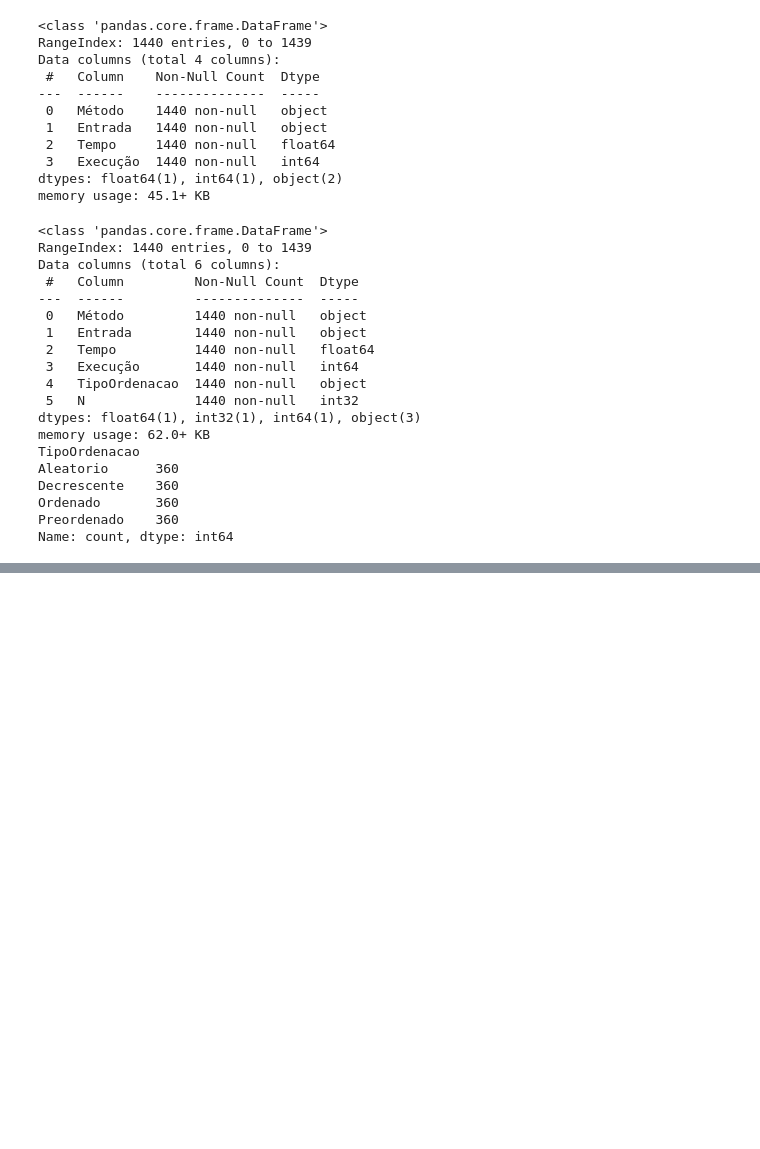
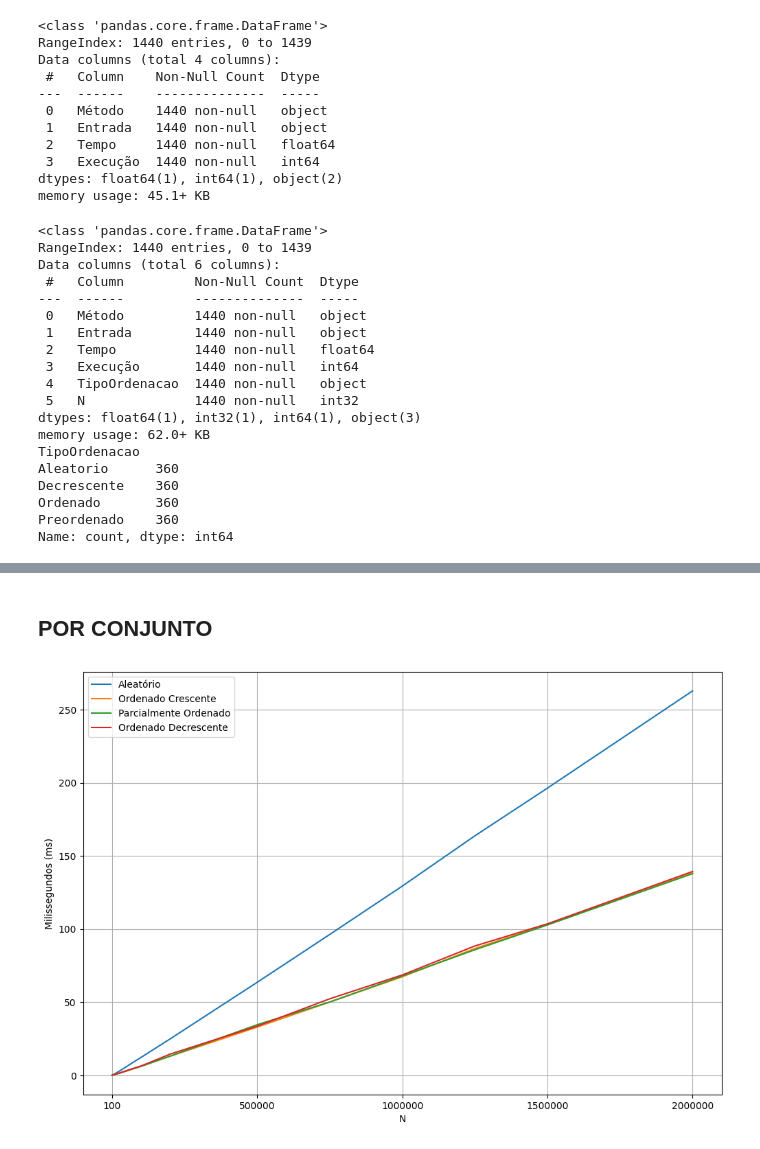
Before and after one commit to brunomaion/PAA1-ONlogN, a Jupyter notebook: analise.ipynb, the cells around one changed output, grey strips where cells are left out. Drawn from its saved outputs; the diff is of its cells as text; code cells hidden in the pictures; blank space fills up the shorter version.

```diff
--- a/analise.ipynb
+++ b/analise.ipynb
@@ -243,0 +298,36 @@ plt.show()
+# %% [markdown]
+## POR CONJUNTO
+# %%
+df_combined = pd.DataFrame({
+  'N': dfMergeAleatorio_grouped.index,
+  'Tempo_Aleatorio': dfMergeAleatorio_grouped.values,
+  'Tempo_OrdenadoCrescente': dfMergeOrdenado_grouped.values,
+  'Tempo_ParcialmenteOrdenado': dfMergePreOrdenado_grouped.values,
+  'Tempo_OrdenadoDecrescente': dfMergeDecrescente_grouped.values
+})
+
+#df_combined.to_csv('df_combined.csv', sep=';', index=False)
+
+# Encontrando os valores mais próximos de xticks_values no índice de dfMergeOrdenado_grouped
+xticks_labels = [dfMergeOrdenado_grouped.index[np.abs(dfMergeOrdenado_grouped.index - xt).argmin()] for xt in xticks_values]
+
+plt.figure(figsize=(12, 8))
+plt.plot(df_combined['N'], df_combined['Tempo_Aleatorio'], label='Aleatório')
+plt.plot(df_combined['N'], df_combined['Tempo_OrdenadoCrescente'], label='Ordenado Crescente')
+plt.plot(df_combined['N'], df_combined['Tempo_ParcialmenteOrdenado'], label='Parcialmente Ordenado')
+plt.plot(df_combined['N'], df_combined['Tempo_OrdenadoDecrescente'], label='Ordenado Decrescente')
+
+plt.xlabel('N')
+plt.ylabel('Milissegundos (ms)')
+#plt.title('Comparação de Tempos de Execução por Tipo de Ordenação')
+plt.legend()
+plt.grid(True)
+
+# Definindo os xticks a cada 25% do intervalo de N e com os labels de acordo com o índice
+plt.xticks(xticks_values, xticks_labels)
+
+dire = 'imagens/' + 'MergeConjuntos'
+plt.savefig(dire)
+plt.show()
+# %% [output]
+[figure, added]
```
Also changed, not shown: parts of 8 cells of this notebook, 13 other files.
